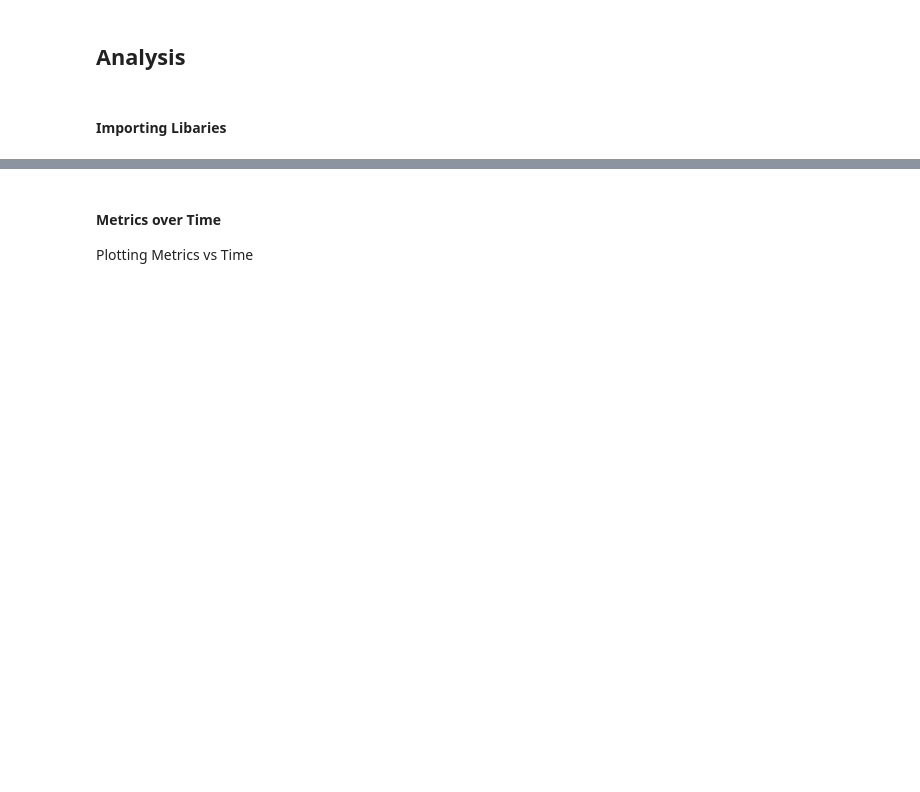
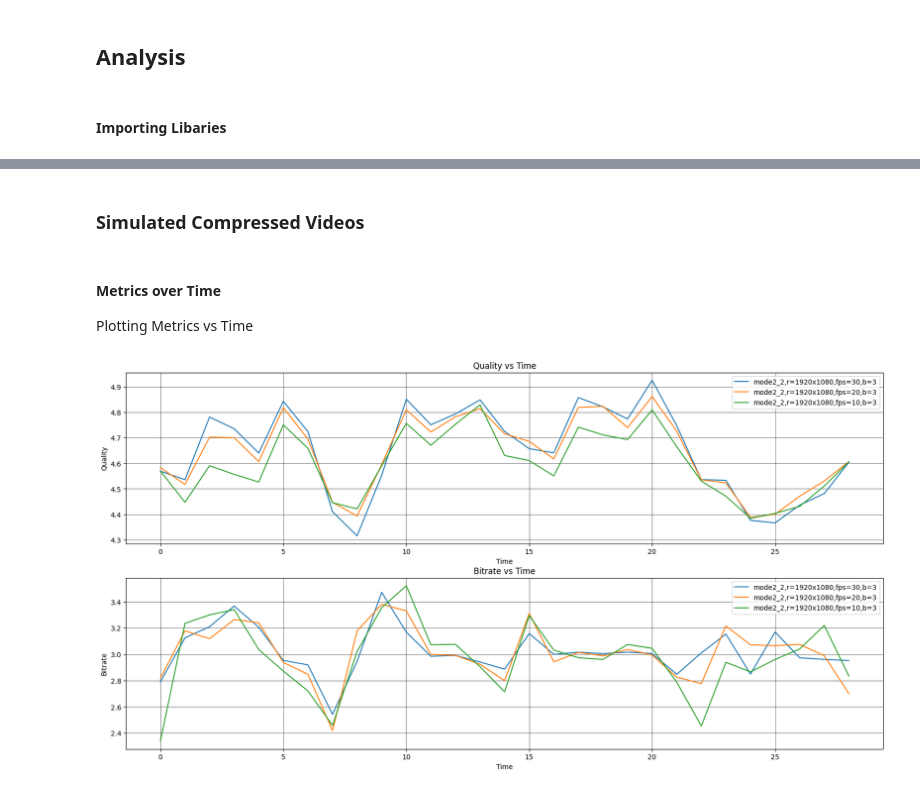
Before and after one commit to krishna-durbha-skydio/Dynamic-Frame-Rate, a Jupyter notebook: statistics/video_quality_over_time_analysis.ipynb, the cells around one changed output, grey strips where cells are left out. Cells and saved outputs as stored; diff of their text form; code cells hidden in the pictures; blank space fills up the shorter version.

```diff
--- a/statistics/video_quality_over_time_analysis.ipynb
+++ b/statistics/video_quality_over_time_analysis.ipynb
@@ -84,0 +46,2 @@ for key in File2Metadata.keys():
+# %% [markdown]
+### Simulated Compressed Videos
@@ -89,44 +80,51 @@ Plotting Metrics vs Time
 # %%
 # Necessary
 Metric2Index = {"resolution":0, "fps":1, "bitrate":2, "quality": 3, "quality/bitrate": 4}
 colors = ['#1f77b4', '#ff7f0e', '#2ca02c', '#d62728', '#9467bd', '#8c564b', '#e377c2', '#7f7f7f', '#bcbd22', '#17becf']
 
-# Metric
-metrics = ["Quality"]
+# Setting
+scene_complexity = False
+vehicle_info = True
+filenum = 2
+original_filename = "mode{}_{}".format(Info2Mode[(scene_complexity, vehicle_info)], filenum)
+
+metrics = ["Quality", "Bitrate"]
 
 # Settings
-for b in [3,2.75,2.5,2.25,2,1.75,1.5,1.25,1,0.75]:
-    settings = [(b, 30, False, False), (b, 20, False, False), (b, 10, False, False)]
+settings = [("1920x1080", 30, 3), ("1920x1080", 20, 3), ("1920x1080", 10, 3)]
 
-    # Plotting Seperately
-    plt.figure(figsize=(15,4*len(metrics)))
-    plt.minorticks_on()
-    for i,metric in enumerate(metrics):
-        # Plot
-        plt.subplot(len(metrics), 1, i+1)
-        plt.grid(which='major', linestyle='-', linewidth='0.4', color='black')
-        plt.grid(which='minor', linestyle='-', linewidth='0.4', color='black')
-        plt.title("{} vs Time".format(metric))
-        plt.xlabel("Time")
-        plt.ylabel(metric)
+# Plotting Seperately
+plt.figure(figsize=(20,5*len(metrics)))
+for i,metric in enumerate(metrics):
+    # Plot
+    plt.subplot(len(metrics), 1, i+1)
+    plt.grid(which='major', linestyle='-', linewidth='0.4', color='black')
+    plt.grid(which='minor', linestyle='-', linewidth='0.4', color='black')
+    plt.title("{} vs Time".format(metric))
+    plt.xlabel("Time")
+    plt.ylabel(metric)
 
-        for setting in settings:
-            flight_name = Setting2File[setting]
-            print (setting, flight_name)
-            data = File2Metadata[flight_name]
+    for setting in settings:
+        resolution_string = setting[0]
+        fps = setting[1]
+        bitrate = setting[2]
+        data = File2Metadata[resolution_string][int(fps)][bitrate][original_filename]
+        data = dict(sorted(data.items()))
 
-            time = np.asarray(list(data.keys()))
-            metadata = np.asarray(list(data.values()))
+        time = np.asarray(list(data.keys()))
+        metadata = np.asarray(list(data.values()))
 
-            if metric == "Quality":
-                metric_values = metadata[:, 2]
-            elif metric == "Bitrate":
-                metric_values = metadata[:, 1]
-            else:
-                metric_values = metadata[:, 0]
+        if metric == "Quality":
+            metric_values = metadata[:, 2]
+        elif metric == "Bitrate":
+            metric_values = metadata[:, 1]
+        else:
+            metric_values = metadata[:, 0]
 
-            plt.plot(time, metric_values, label="{},b={},fps={},s={},c={}".format(flight_name,setting[0],setting[1],setting[2],setting[3]))
+        plt.plot(time, metric_values, label="{},r={},fps={},b={}".format(original_filename,resolution_string,fps,bitrate))
 
-        plt.legend()
+    plt.legend()
 
-    plt.show()
+plt.show()
+# %% [output]
+[figure, added]
```
Also changed, not shown: parts of 10 cells of this notebook, 55 other files.
